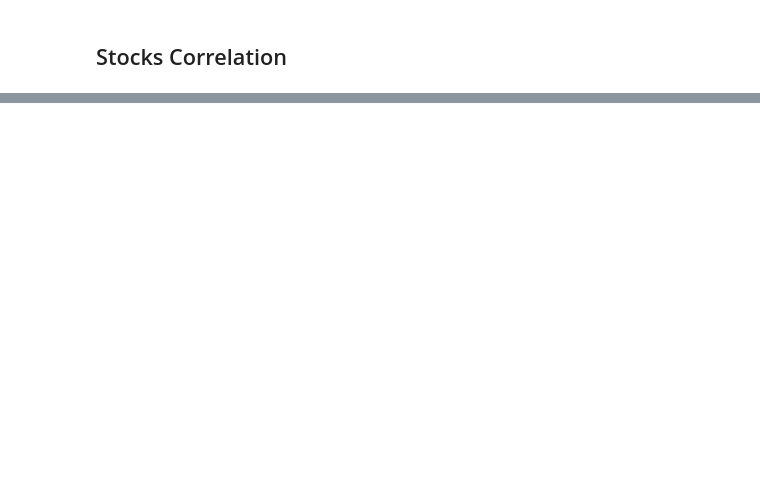
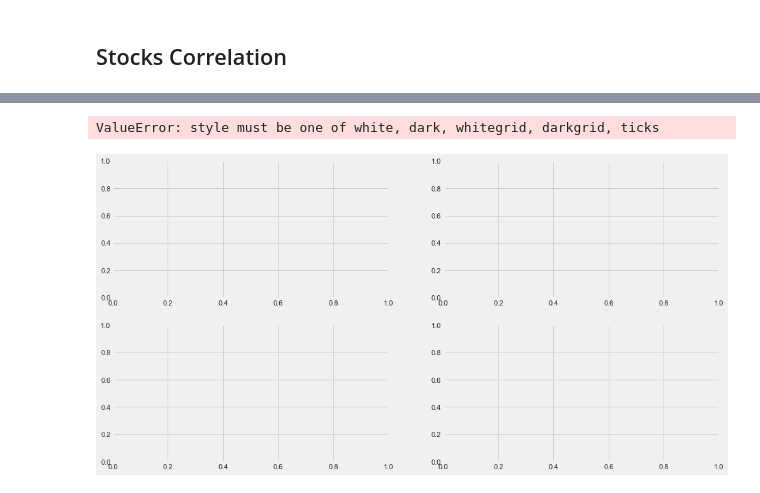
Before and after one commit to crypter70/Stocks-Prediction, a Jupyter notebook: Stocks Data Exploration.ipynb, the cells around one changed output, grey strips where cells are left out. Cells and saved outputs as stored; diff of their text form; code cells hidden in the pictures; blank space fills up the shorter version.

```diff
--- a/Stocks Data Exploration.ipynb
+++ b/Stocks Data Exploration.ipynb
@@ -283,0 +295,25 @@ plt.show()
+# %%
+fig, axes = plt.subplots(nrows=2, ncols=2)
+fig.set_figheight(8)
+fig.set_figwidth(15)
+
+sns.set_style('default')
+plt.style.use("default")
+
+bbca[['Close', 'MA for 10 days', 'MA for 20 days', 'MA for 50 days']].plot(ax=axes[0,0])
+axes[0,0].set_title(f'{stock_code[0]}')
+# axes[0,0]
+
+bbni[['Close', 'MA for 10 days', 'MA for 20 days', 'MA for 50 days']].plot(ax=axes[0,1])
+axes[0,1].set_title(f'{stock_code[1]}')
+
+bumi[['Close', 'MA for 10 days', 'MA for 20 days', 'MA for 50 days']].plot(ax=axes[1,0])
+axes[1,0].set_title(f'{stock_code[2]}')
+
+indy[['Close', 'MA for 10 days', 'MA for 20 days', 'MA for 50 days']].plot(ax=axes[1,1])
+axes[1,1].set_title(f'{stock_code[3]}')
+
+fig.tight_layout()
+# %% [output]
+ValueError: style must be one of white, dark, whitegrid, darkgrid, ticks
+[figure, added]
```
Also changed, not shown: parts of 17 cells of this notebook, 7 other files.
